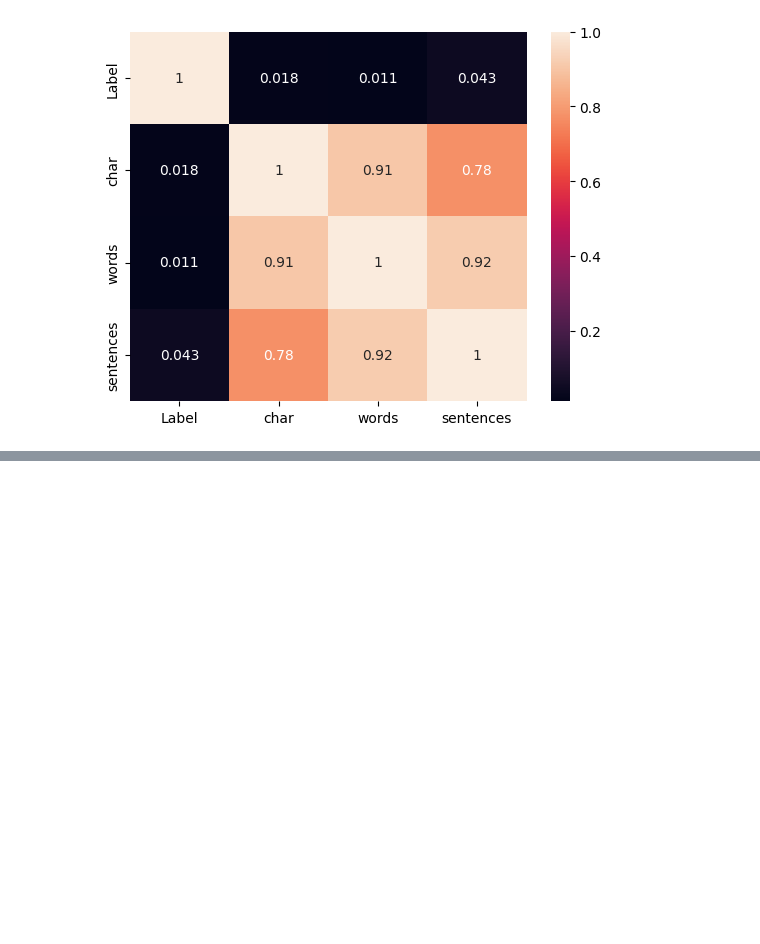
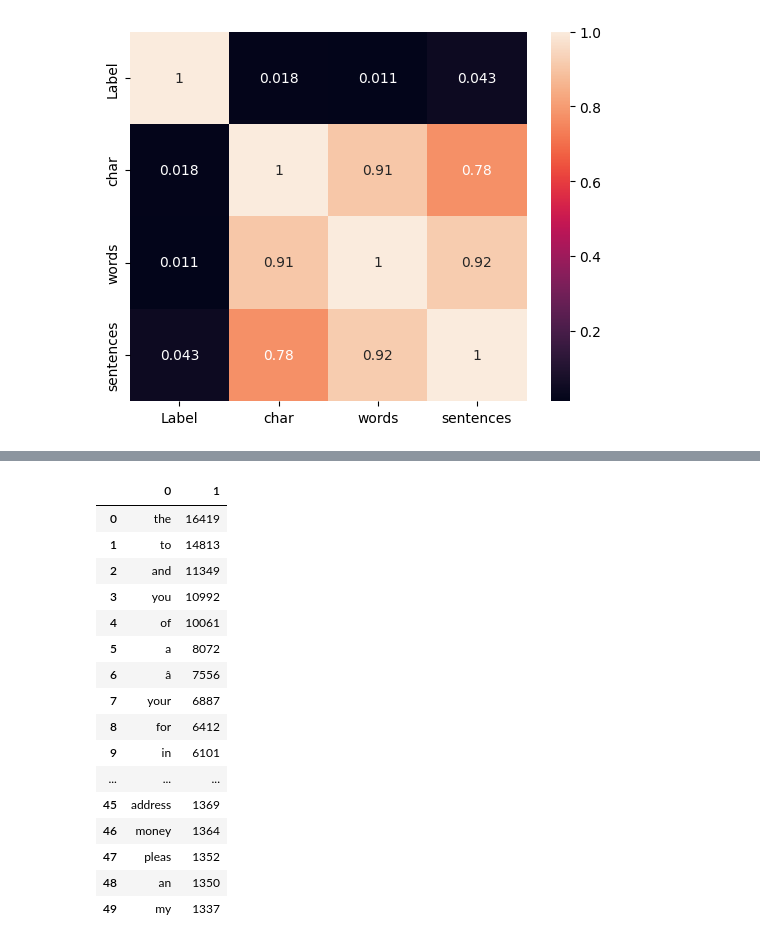
Before and after one commit to Tarzan-07/PersonalProjects, a Jupyter notebook: Spam Classifier/SpamClassification2.ipynb, the cells around one changed output, grey strips where cells are left out. Saved outputs shown, nothing was run; the diff lists cells and outputs as text; code cells hidden in the pictures; blank space fills up the shorter version.

```diff
--- a/Spam Classifier/SpamClassification2.ipynb
+++ b/Spam Classifier/SpamClassification2.ipynb
@@ -160,0 +211,20 @@ print("hello world !")
+# %%
+pd.DataFrame(Counter(spam_corpus).most_common(50))
+# %% [output]
+|  | 0 | 1 |
+| 0 | the | 16419 |
+| 1 | to | 14813 |
+| 2 | and | 11349 |
+| 3 | you | 10992 |
+| 4 | of | 10061 |
+| 5 | a | 8072 |
+| 6 | â | 7556 |
+| 7 | your | 6887 |
+| 8 | for | 6412 |
+| 9 | in | 6101 |
+| ... | ... | ... |
+| 45 | address | 1369 |
+| 46 | money | 1364 |
+| 47 | pleas | 1352 |
+| 48 | an | 1350 |
+| 49 | my | 1337 |
```
Also changed, not shown: parts of 10 cells of this notebook.
